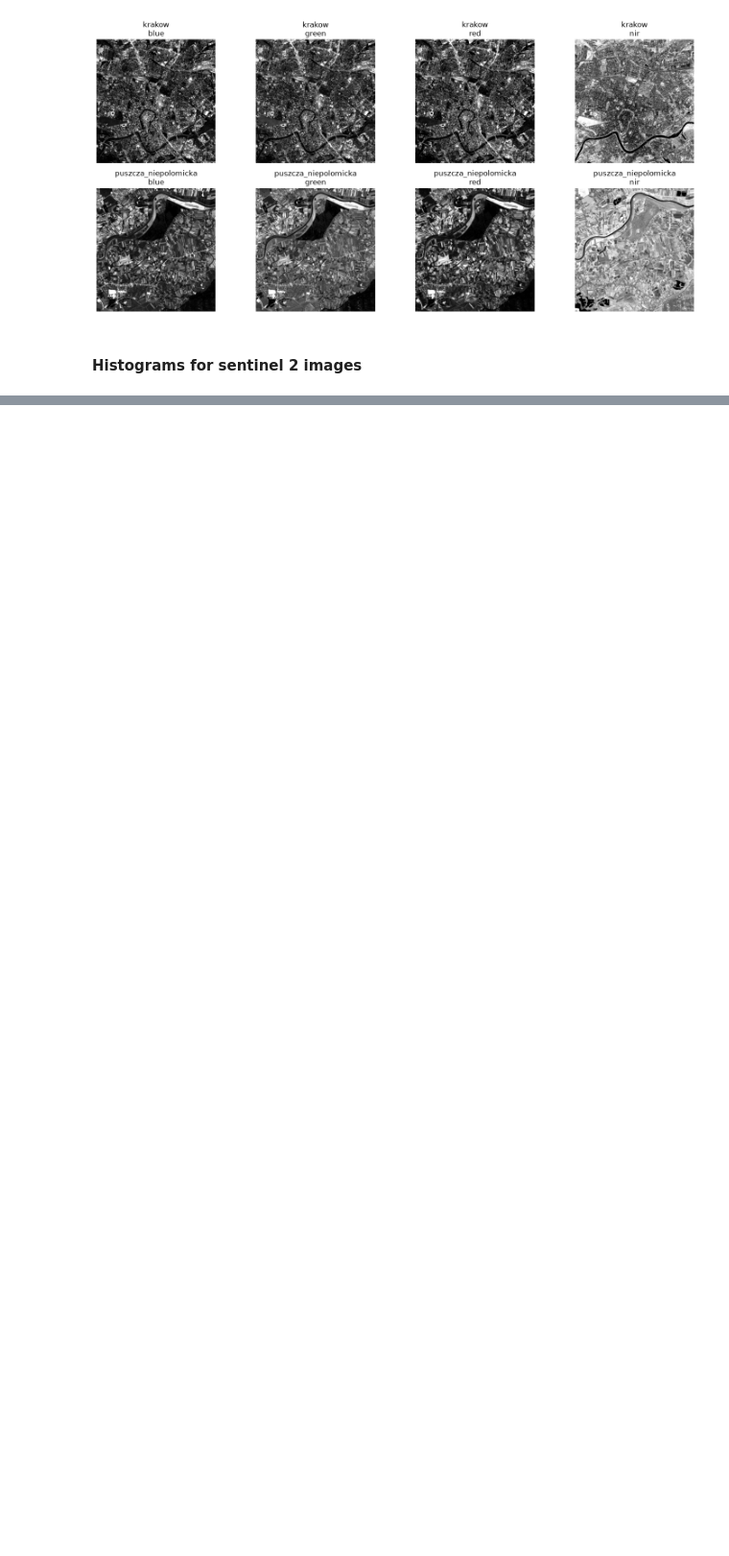
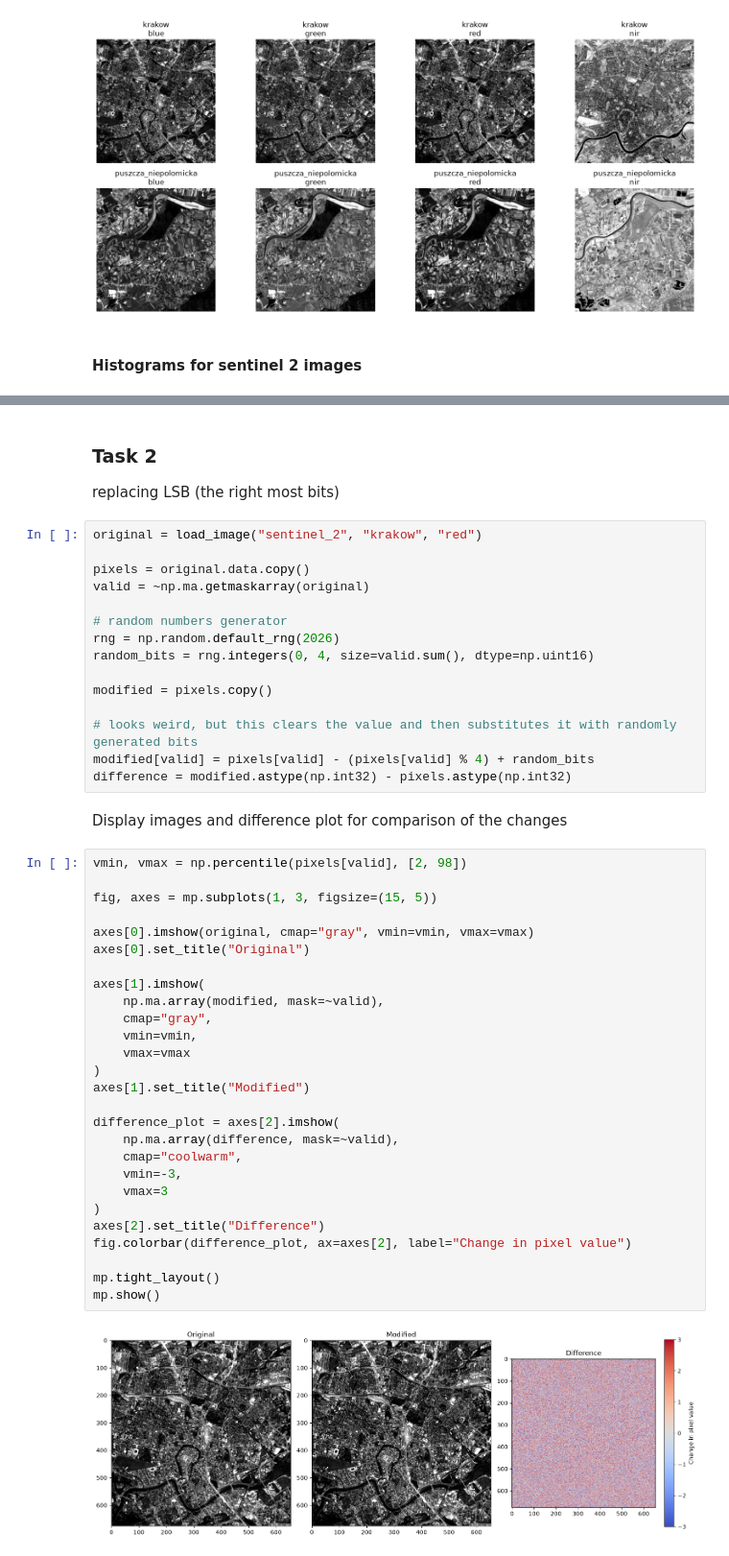
Before and after one commit to SzymonSkrzypczyk/MLForSpaceApplications, a Jupyter notebook: lab_2/Basic_opt.ipynb, the cells around one changed output, grey strips where cells are left out. Shown at 96% size. Drawn from its saved outputs; the diff is of its cells as text; blank space fills up the shorter version.

```diff
--- a/lab_2/Basic_opt.ipynb
+++ b/lab_2/Basic_opt.ipynb
@@ -352,0 +415,50 @@ The first
+# %% [markdown]
+### Task 2
+
+replacing LSB (the right most bits)
+# %%
+original = load_image("sentinel_2", "krakow", "red")
+
+pixels = original.data.copy()
+valid = ~np.ma.getmaskarray(original)
+
+# random numbers generator
+rng = np.random.default_rng(2026)
+random_bits = rng.integers(0, 4, size=valid.sum(), dtype=np.uint16)
+
+modified = pixels.copy()
+
+# looks weird, but this clears the value and then substitutes it with randomly generated bits
+modified[valid] = pixels[valid] - (pixels[valid] % 4) + random_bits
+difference = modified.astype(np.int32) - pixels.astype(np.int32)
+# %% [markdown]
+Display images and difference plot for comparison of the changes
+# %%
+vmin, vmax = np.percentile(pixels[valid], [2, 98])
+
+fig, axes = mp.subplots(1, 3, figsize=(15, 5))
+
+axes[0].imshow(original, cmap="gray", vmin=vmin, vmax=vmax)
+axes[0].set_title("Original")
+
+axes[1].imshow(
+    np.ma.array(modified, mask=~valid),
+    cmap="gray",
+    vmin=vmin,
+    vmax=vmax
+)
+axes[1].set_title("Modified")
+
+difference_plot = axes[2].imshow(
+    np.ma.array(difference, mask=~valid),
+    cmap="coolwarm",
+    vmin=-3,
+    vmax=3
+)
+axes[2].set_title("Difference")
+fig.colorbar(difference_plot, ax=axes[2], label="Change in pixel value")
+
+mp.tight_layout()
+mp.show()
+# %% [output]
+[figure, added]
```
Also changed, not shown: parts of 11 cells of this notebook.
